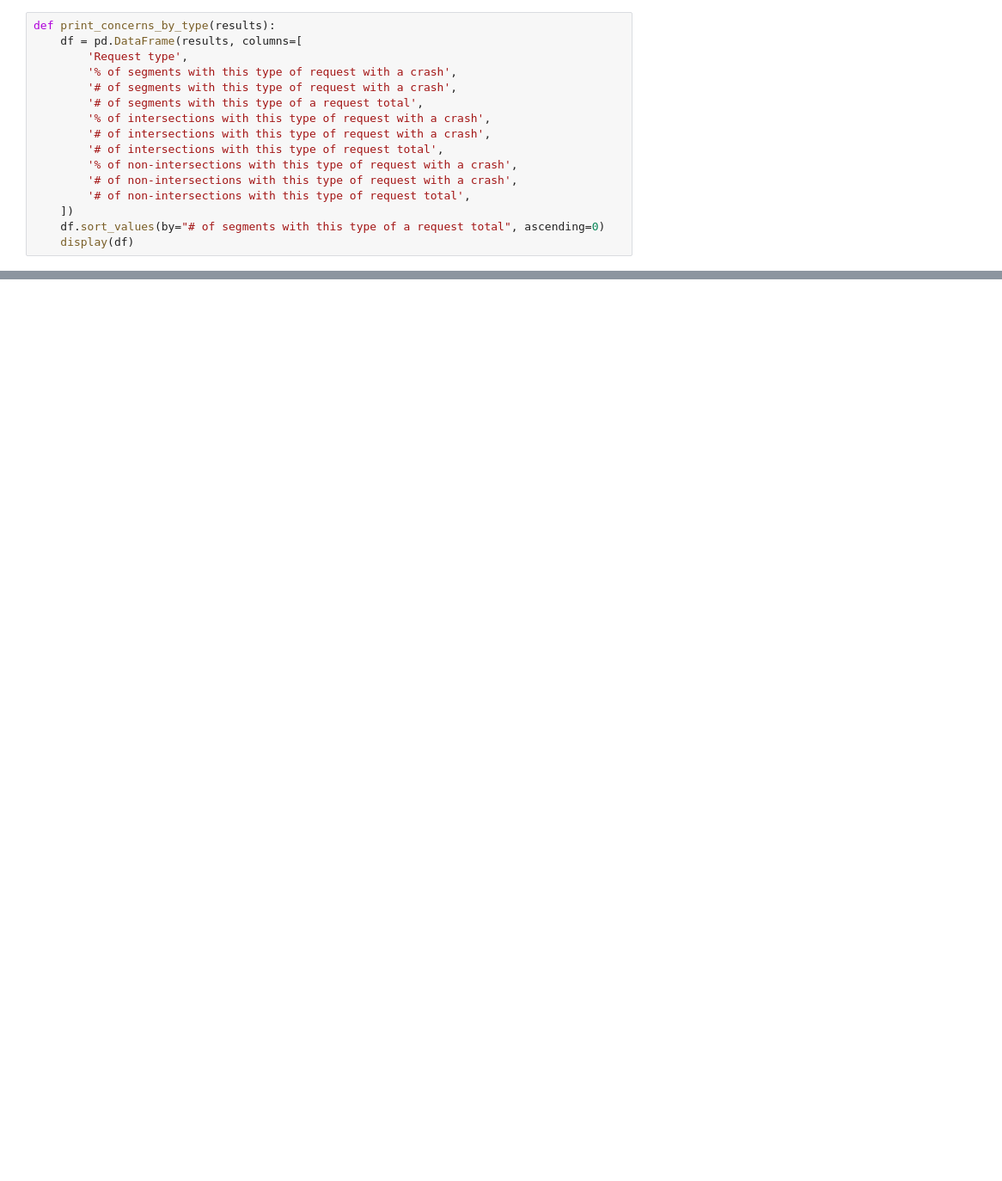
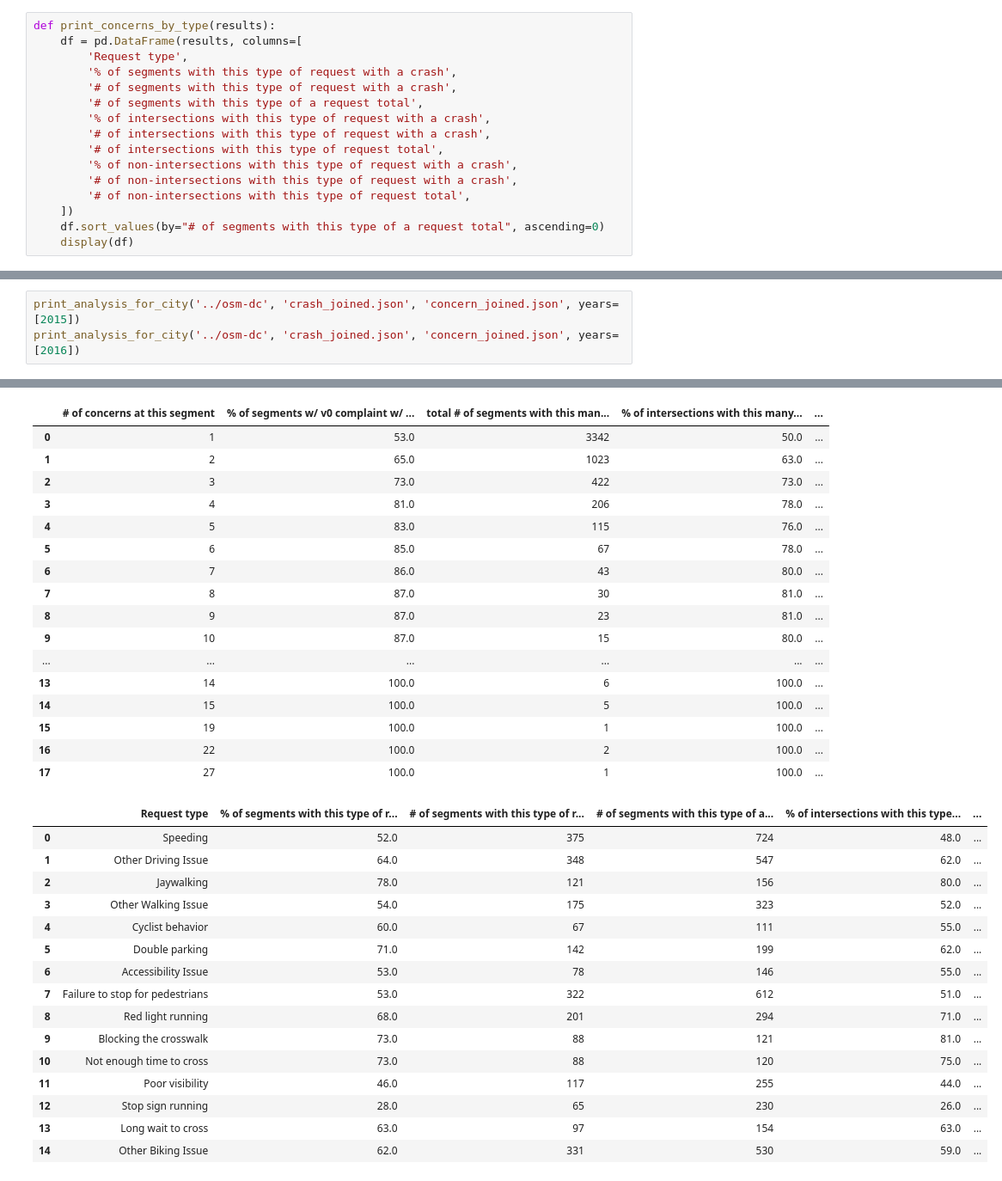
Before and after one commit to insight-lane/crash-model, a Jupyter notebook: notebooks/vision_zero_analysis.ipynb, the cells around one changed output, grey strips where cells are left out. Shown at 86% size. Cells and saved outputs as stored; diff of their text form; blank space fills up the shorter version.

```diff
--- a/notebooks/vision_zero_analysis.ipynb
+++ b/notebooks/vision_zero_analysis.ipynb
@@ -205,0 +292,4 @@ percentage of non-intersections with more than 1 crash: 1.0
+# %%
+print_analysis_for_city('../osm-dc', 'crash_joined.json', 'concern_joined.json', years=[2015])
+print_analysis_for_city('../osm-dc', 'crash_joined.json', 'concern_joined.json', years=[2016])
+# %% [output]
@@ -205,0 +316,33 @@ percentage of non-intersections with more than 1 crash: 1.0
+|  | # of concerns at this segment | % of segments w/ v0 complaint w/ ... | total # of segments with this man... | % of intersections with this many... | ... |
+| 0 | 1 | 53.0 | 3342 | 50.0 | ... |
+| 1 | 2 | 65.0 | 1023 | 63.0 | ... |
+| 2 | 3 | 73.0 | 422 | 73.0 | ... |
+| 3 | 4 | 81.0 | 206 | 78.0 | ... |
+| 4 | 5 | 83.0 | 115 | 76.0 | ... |
+| 5 | 6 | 85.0 | 67 | 78.0 | ... |
+| 6 | 7 | 86.0 | 43 | 80.0 | ... |
+| 7 | 8 | 87.0 | 30 | 81.0 | ... |
+| 8 | 9 | 87.0 | 23 | 81.0 | ... |
+| 9 | 10 | 87.0 | 15 | 80.0 | ... |
+| ... | ... | ... | ... | ... | ... |
+| 13 | 14 | 100.0 | 6 | 100.0 | ... |
+| 14 | 15 | 100.0 | 5 | 100.0 | ... |
+| 15 | 19 | 100.0 | 1 | 100.0 | ... |
+| 16 | 22 | 100.0 | 2 | 100.0 | ... |
+| 17 | 27 | 100.0 | 1 | 100.0 | ... |
+|  | Request type | % of segments with this type of r... | # of segments with this type of r... | # of segments with this type of a... | % of intersections with this type... | ... |
+| 0 | Speeding | 52.0 | 375 | 724 | 48.0 | ... |
+| 1 | Other Driving Issue | 64.0 | 348 | 547 | 62.0 | ... |
+| 2 | Jaywalking | 78.0 | 121 | 156 | 80.0 | ... |
+| 3 | Other Walking Issue | 54.0 | 175 | 323 | 52.0 | ... |
+| 4 | Cyclist behavior | 60.0 | 67 | 111 | 55.0 | ... |
+| 5 | Double parking | 71.0 | 142 | 199 | 62.0 | ... |
+| 6 | Accessibility Issue | 53.0 | 78 | 146 | 55.0 | ... |
+| 7 | Failure to stop for pedestrians | 53.0 | 322 | 612 | 51.0 | ... |
+| 8 | Red light running | 68.0 | 201 | 294 | 71.0 | ... |
+| 9 | Blocking the crosswalk | 73.0 | 88 | 121 | 81.0 | ... |
+| 10 | Not enough time to cross | 73.0 | 88 | 120 | 75.0 | ... |
+| 11 | Poor visibility | 46.0 | 117 | 255 | 44.0 | ... |
+| 12 | Stop sign running | 28.0 | 65 | 230 | 26.0 | ... |
+| 13 | Long wait to cross | 63.0 | 97 | 154 | 63.0 | ... |
+| 14 | Other Biking Issue | 62.0 | 331 | 530 | 59.0 | ... |
```
Also changed, not shown: parts of 5 cells of this notebook.
